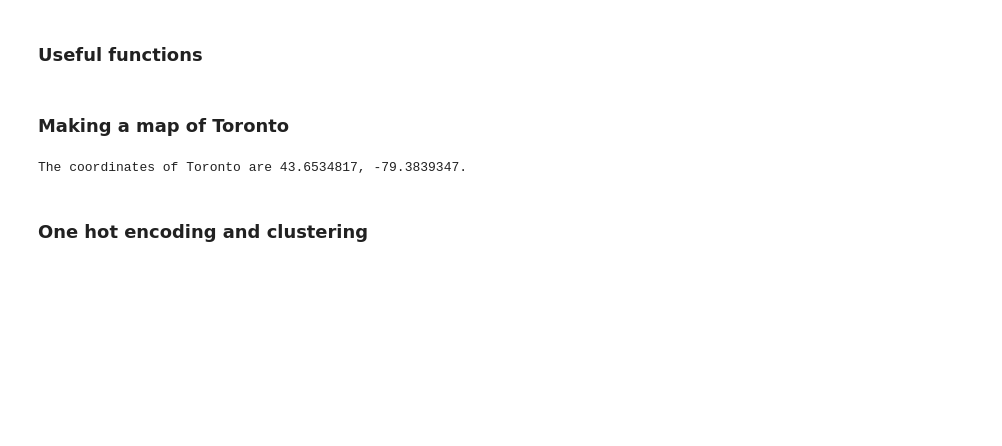
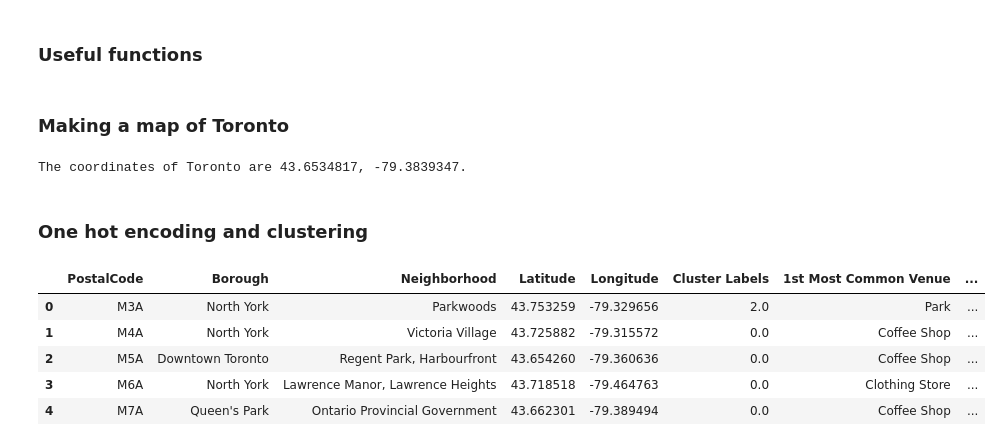
Before and after one commit to peera98/Coursera_Capstone, a Jupyter notebook: Capstone Project Week 3 Notebook.ipynb, the cells around one changed output. Saved outputs shown, nothing was run; the diff lists cells and outputs as text; code cells hidden in the pictures; blank space fills up the shorter version.

```diff
--- a/Capstone Project Week 3 Notebook.ipynb
+++ b/Capstone Project Week 3 Notebook.ipynb
@@ -238,23 +238,32 @@ for ind in np.arange(toronto_grouped.shape[0]):
 # %%
 k_num_clusters = 5
 toronto_grouped_clustering = toronto_grouped.drop('Neighborhood', 1)
 kmeans = KMeans(n_clusters=k_num_clusters, random_state=0).fit(toronto_grouped_clustering)
 
 neighborhoods_venues_sorted = pd.DataFrame(columns=columns)
 neighborhoods_venues_sorted['Neighborhood'] = toronto_grouped['Neighborhood']
 
 for ind in np.arange(toronto_grouped.shape[0]):
     neighborhoods_venues_sorted.iloc[ind, 1:] = return_most_common_venues(toronto_grouped.iloc[ind, :], num_top_venues)
 
 
 
 neighborhoods_venues_sorted.insert(0, 'Cluster Labels', kmeans.labels_)
 toronto_merged = toronto_df
 
 
 
 toronto_merged = toronto_merged.join(neighborhoods_venues_sorted.set_index('Neighborhood'), on='Neighborhood')
 toronto_merged_nonan = toronto_merged.dropna(subset=['Cluster Labels'])
+
+toronto_merged_nonan.head()
+# %% [output]
+|  | PostalCode | Borough | Neighborhood | Latitude | Longitude | Cluster Labels | 1st Most Common Venue | ... |
+| 0 | M3A | North York | Parkwoods | 43.753259 | -79.329656 | 2.0 | Park | ... |
+| 1 | M4A | North York | Victoria Village | 43.725882 | -79.315572 | 0.0 | Coffee Shop | ... |
+| 2 | M5A | Downtown Toronto | Regent Park, Harbourfront | 43.654260 | -79.360636 | 0.0 | Coffee Shop | ... |
+| 3 | M6A | North York | Lawrence Manor, Lawrence Heights | 43.718518 | -79.464763 | 0.0 | Clothing Store | ... |
+| 4 | M7A | Queen's Park | Ontario Provincial Government | 43.662301 | -79.389494 | 0.0 | Coffee Shop | ... |
 # %%
 map_clusters = folium.Map(location=[latitude, longitude], zoom_start=11)
 
```
